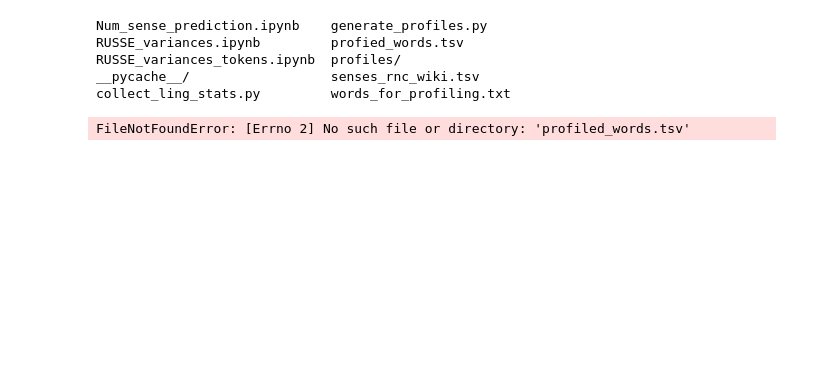
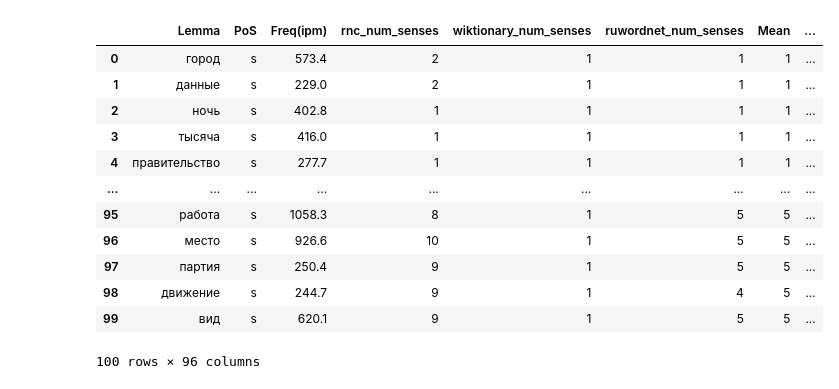
Before and after one commit to aaaksenova/wsi_bach_thesis, a Jupyter notebook: num_sense_prediction/Num_sense_prediction.ipynb, the cells around one changed output. Saved outputs shown, nothing was run; the diff lists cells and outputs as text; code cells hidden in the pictures; blank space fills up the shorter version.

```diff
--- a/num_sense_prediction/Num_sense_prediction.ipynb
+++ b/num_sense_prediction/Num_sense_prediction.ipynb
@@ -4,12 +0,0 @@ from sklearn.tree import DecisionTreeRegressor
-# %%
-ls
-# %% [output]
-Num_sense_prediction.ipynb    generate_profiles.py
-RUSSE_variances.ipynb         profied_words.tsv
-RUSSE_variances_tokens.ipynb  profiles/
-__pycache__/                  senses_rnc_wiki.tsv
-collect_ling_stats.py         words_for_profiling.txt
-# %%
-df = pd.read_csv("profiled_words.tsv", sep='\t')
-# %% [output]
-FileNotFoundError: [Errno 2] No such file or directory: 'profiled_words.tsv'
@@ -15,0 +9,19 @@ FileNotFoundError: [Errno 2] No such file or directory: 'profiled_words.tsv'
+# %%
+df_train = pd.read_csv("profiled_words.tsv", sep='\t')  # Averaged num of senses
+df_test = pd.read_csv("sem_cluster_data.tsv", sep='\t')  # Annotated dataset
+# %%
+df_train
+# %% [output]
+|  | Lemma | PoS | Freq(ipm) | rnc_num_senses | wiktionary_num_senses | ruwordnet_num_senses | Mean | ... |
+| 0 | город | s | 573.4 | 2 | 1 | 1 | 1 | ... |
+| 1 | данные | s | 229.0 | 2 | 1 | 1 | 1 | ... |
+| 2 | ночь | s | 402.8 | 1 | 1 | 1 | 1 | ... |
+| 3 | тысяча | s | 416.0 | 1 | 1 | 1 | 1 | ... |
+| 4 | правительство | s | 277.7 | 1 | 1 | 1 | 1 | ... |
+| ... | ... | ... | ... | ... | ... | ... | ... | ... |
+| 95 | работа | s | 1058.3 | 8 | 1 | 5 | 5 | ... |
+| 96 | место | s | 926.6 | 10 | 1 | 5 | 5 | ... |
+| 97 | партия | s | 250.4 | 9 | 1 | 5 | 5 | ... |
+| 98 | движение | s | 244.7 | 9 | 1 | 4 | 5 | ... |
+| 99 | вид | s | 620.1 | 9 | 1 | 5 | 5 | ... |
+100 rows × 96 columns
```
Also changed, not shown: parts of 11 cells of this notebook.
